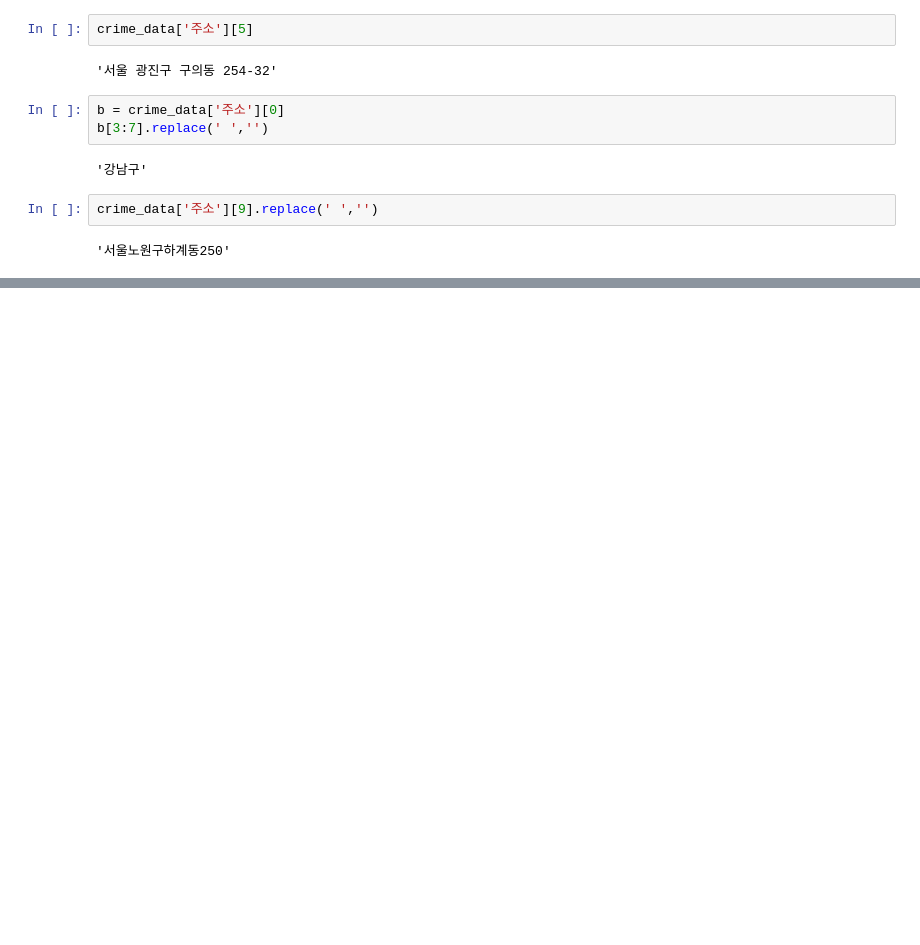
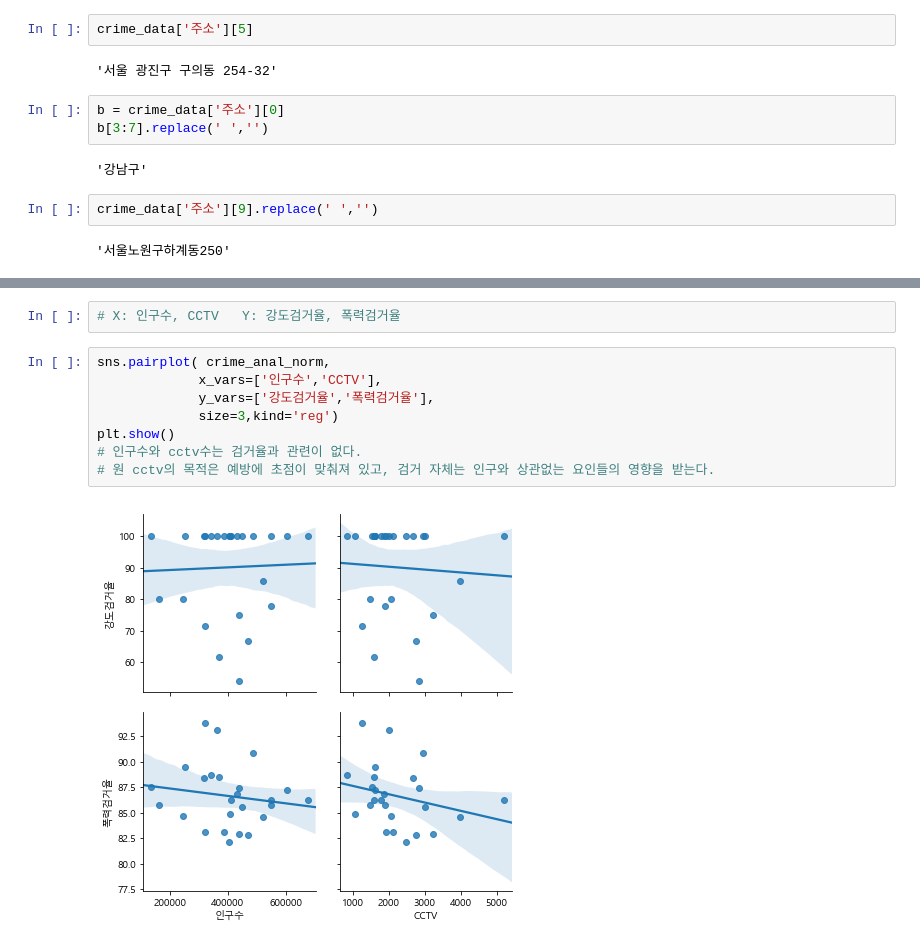
Before and after one commit to ParkKeunYoung/py_projects, a Jupyter notebook: analysis/pandas/processing/step2_crime_seoul_analysis_by_cctv_pop.ipynb, the cells around one changed output, grey strips where cells are left out. Drawn from its saved outputs; the diff is of its cells as text; blank space fills up the shorter version.

```diff
--- a/analysis/pandas/processing/step2_crime_seoul_analysis_by_cctv_pop.ipynb
+++ b/analysis/pandas/processing/step2_crime_seoul_analysis_by_cctv_pop.ipynb
@@ -321,0 +1095,12 @@ crime_data['주소'][9].replace(' ','')
+# %%
+# X: 인구수, CCTV   Y: 강도검거율, 폭력검거율
+# %%
+sns.pairplot( crime_anal_norm,
+             x_vars=['인구수','CCTV'],
+             y_vars=['강도검거율','폭력검거율'],
+             size=3,kind='reg')
+plt.show()
+# 인구수와 cctv수는 검거율과 관련이 없다.
+# 원 cctv의 목적은 예방에 초점이 맞춰져 있고, 검거 자체는 인구와 상관없는 요인들의 영향을 받는다.
+# %% [output]
+[figure, added]
```
Also changed, not shown: parts of 87 cells of this notebook, 7 other files.
